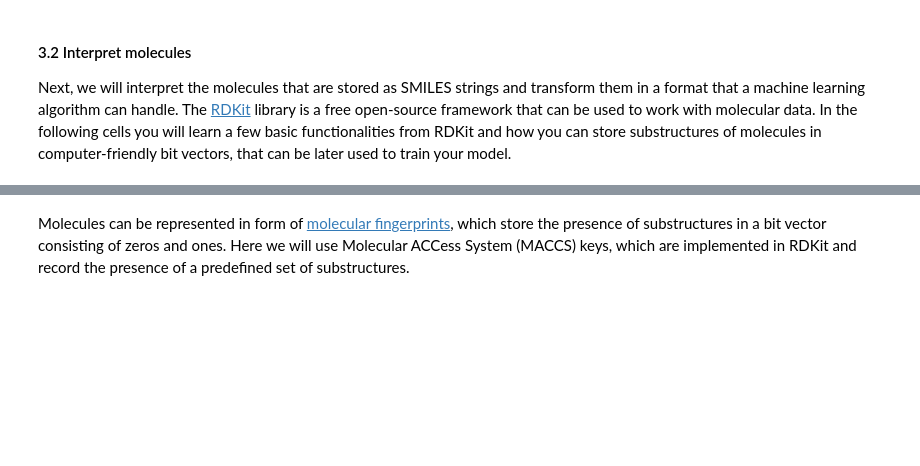
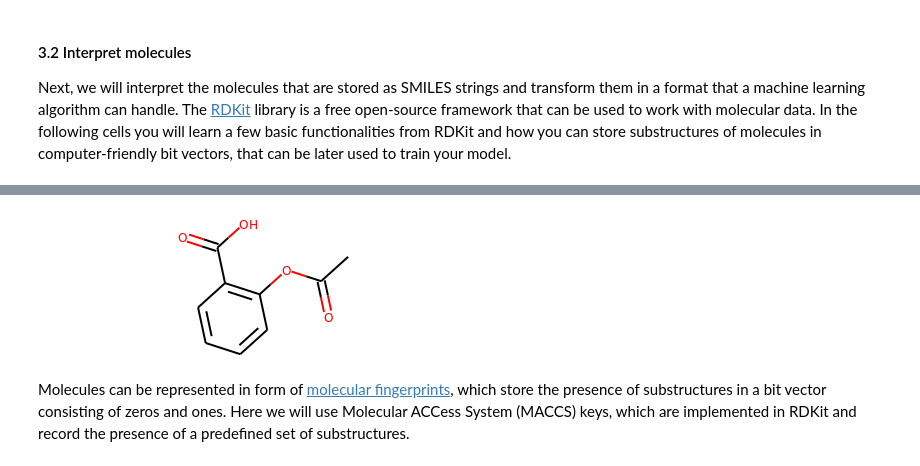
Before and after one commit to volkamerlab/ai_in_medicine, a Jupyter notebook: week2_cadd_exercise.ipynb, the cells around one changed output, grey strips where cells are left out. Saved outputs shown, nothing was run; the diff lists cells and outputs as text; code cells hidden in the pictures; blank space fills up the shorter version.

```diff
--- a/week2_cadd_exercise.ipynb
+++ b/week2_cadd_exercise.ipynb
@@ -132,3 +148,11 @@ mol
+# %%
+# Write the smiles for acetylsalicylic acid
+####################
+aspirin = Chem.MolFromSmiles('C1=C-C(C(O)=O)=C(OC(=O)C)-C=C1')
+aspirin
+####################
+# %% [output]
+[figure, added]
 # %% [markdown]
 Molecules can be represented in form of [molecular fingerprints](http://infochim.u-strasbg.fr/CS3/program/material/Bajorath.pdf), which store the presence of substructures in a bit vector consisting of zeros and ones. Here we will use Molecular ACCess System (MACCS) keys, which are implemented in RDKit and record the presence of a predefined set of substructures.
 # %%
```
Also changed, not shown: parts of 16 cells of this notebook, 2 other files.
